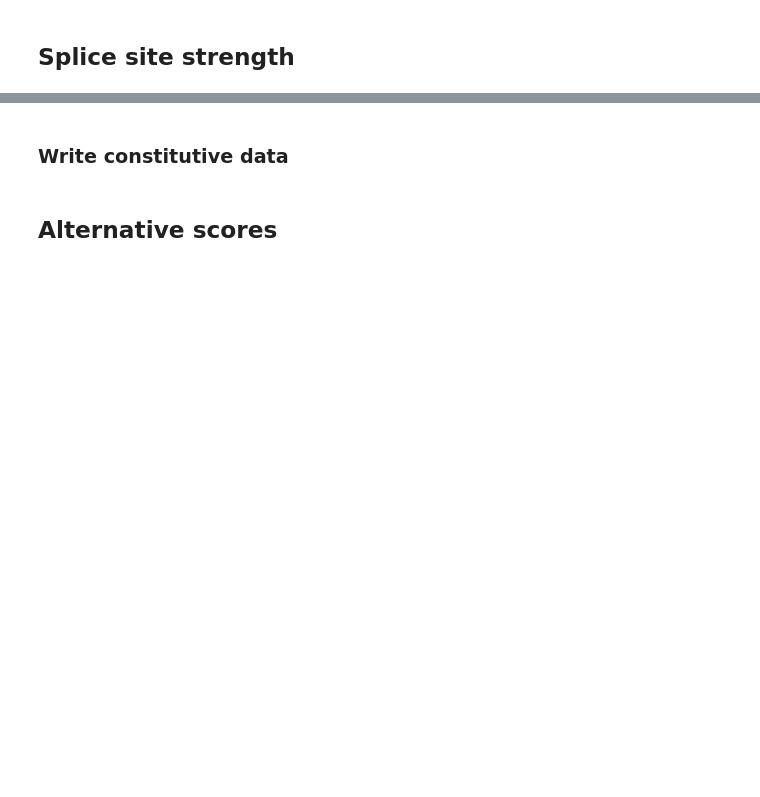
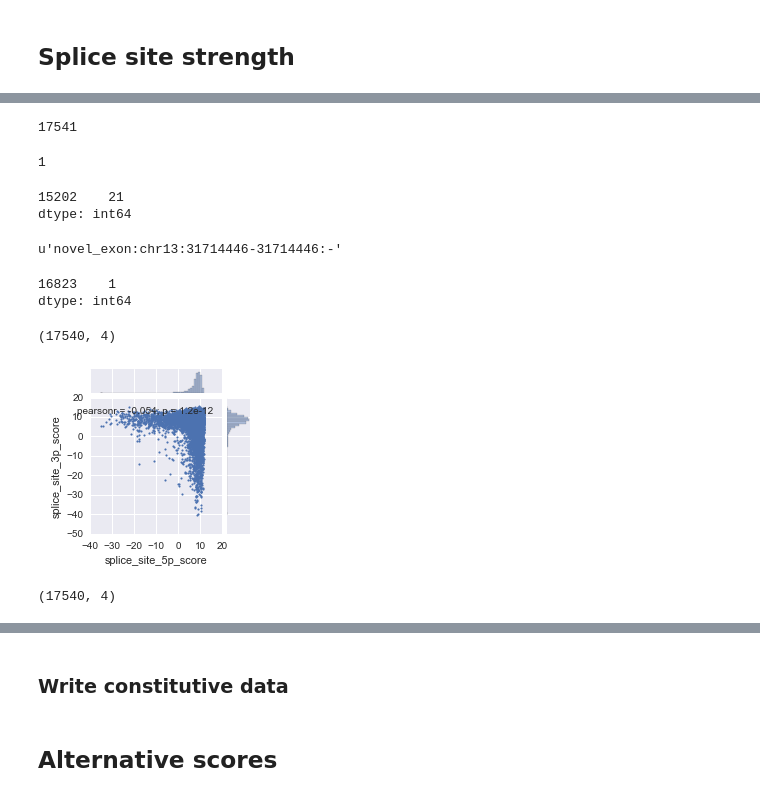
Before and after one commit to YeoLab/singlecell_pnm, a Jupyter notebook: 00_Data_collection/018_calculate_splice_site_strength_(maxentscan).ipynb, the cells around one changed output, grey strips where cells are left out. Drawn from its saved outputs; the diff is of its cells as text; code cells hidden in the pictures; blank space fills up the shorter version.

```diff
--- a/00_Data_collection/018_calculate_splice_site_strength_(maxentscan).ipynb
+++ b/00_Data_collection/018_calculate_splice_site_strength_(maxentscan).ipynb
@@ -39,6 +57,5 @@ hg19_fasta = '/projects/ps-yeolab/genomes/hg19/gencode/v19/GRCh37.p13.genome.fa'
 # %%
 from poshsplice.splicestrength import score_exons
 
-
-constitutive_scores = score_exons(constitutive_bedfile, 'hg19', hg19_fasta)
+constitutive_scores = score_exons(constitutive_bedfile, fasta=hg19_fasta, genome='hg19')
 constitutive_scores.head(10)
@@ -44,0 +78,29 @@ constitutive_scores.head(10)
+# %%
+len(ss_seqs)
+# %% [output]
+17541
+# %%
+lengths = pd.Series([len(x) for x in ss_seqs])
+(lengths != 23).sum()
+# %% [output]
+1
+# %%
+lengths[lengths != 23]
+# %% [output]
+15202    21
+dtype: int64
+# %%
+names = [x.name for x in bed]
+names[15202]
+# %% [output]
+u'novel_exon:chr13:31714446-31714446:-'
+# %%
+bed_lengths = pd.Series([len(x) for x in bed])
+bed_lengths[bed_lengths <= 1]
+# %% [output]
+16823    1
+dtype: int64
+# %%
+constitutive_scores.shape
+# %% [output]
+(17540, 4)
@@ -45,4 +111,15 @@ constitutive_scores.head(10)
+# %%
+figure_folder = 'figures/018_calculate_splice_site_strength'
+! mkdir -p $figure_folder
+# %%
+g = sns.jointplot('splice_site_5p_score', 'splice_site_3p_score',
+                  constitutive_scores, joint_kws=dict(rasterized=True, s=3), size=3)
+g.savefig('{}/constitutive_5p_vs_3p_scores.pdf'.format(figure_folder), dpi=300)
+# %% [output]
+[figure, added]
 # %%
 constitutive_scores.shape
+# %% [output]
+(17540, 4)
 # %%
 ls $csv_folder/constitutive*
```
Also changed, not shown: parts of 24 cells of this notebook, 18 other files.
